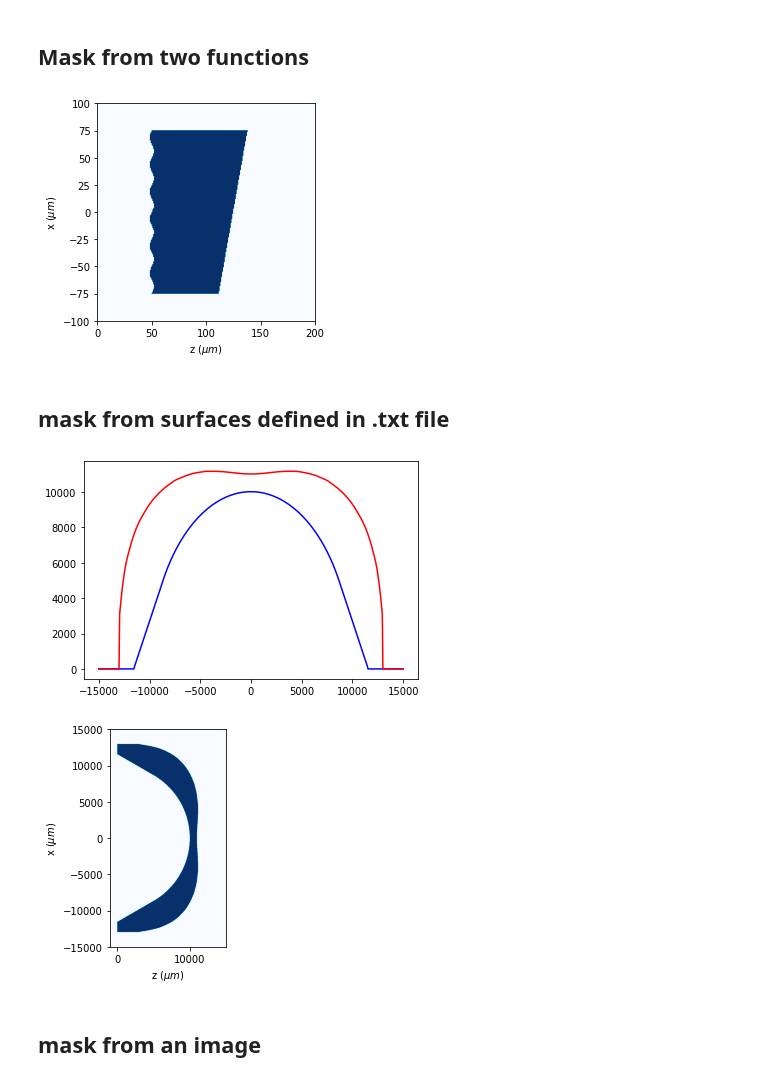
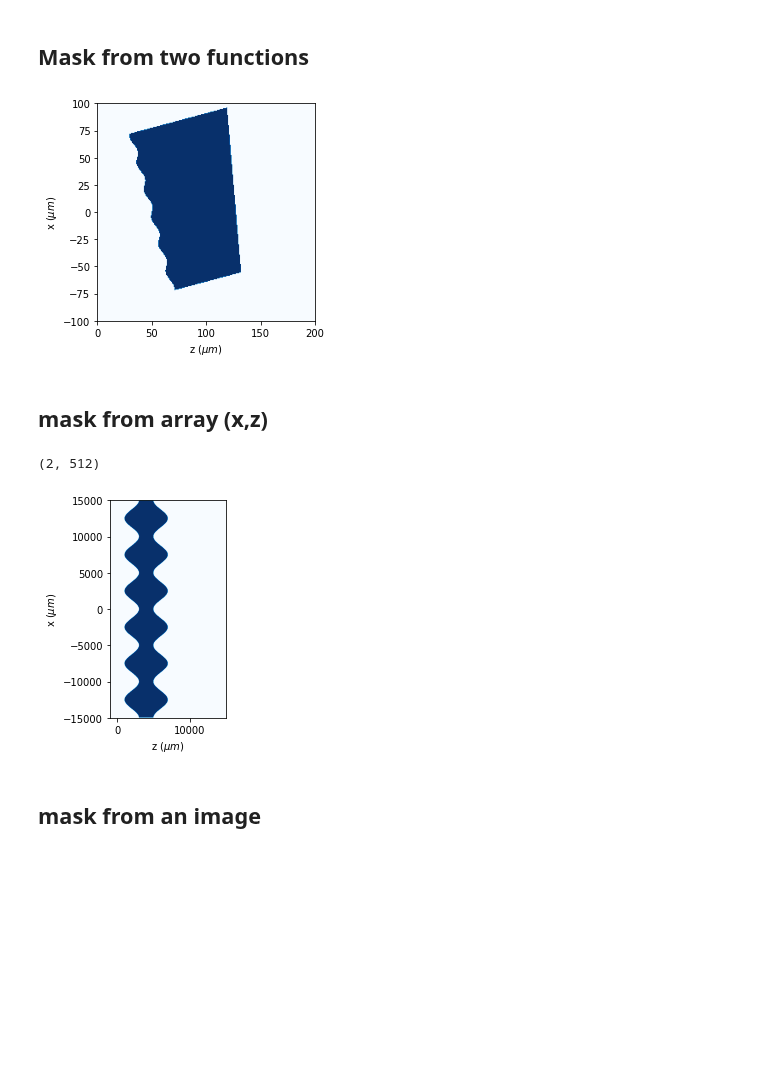
Before and after one commit to aocg-ucm/diffractio, a Jupyter notebook: docs/source/tutorial_scalar/scalar_XZ/masks_xz_procedures.ipynb, the cells around one changed output. Drawn from its saved outputs; the diff is of its cells as text; code cells hidden in the pictures; blank space fills up the shorter version.

```diff
--- a/docs/source/tutorial_scalar/scalar_XZ/masks_xz_procedures.ipynb
+++ b/docs/source/tutorial_scalar/scalar_XZ/masks_xz_procedures.ipynb
@@ -29,42 +29,43 @@ t1.mask_from_function(r0=(0*um, 0*um),
                         f1=f1,
                         f2=f2,
                         z_sides=z_sides,
-                        angle=0*degrees,
+                        angle=-15*degrees,
+                        r_rot = (0*um, 50*um),
                         v_globals=v_globals)
 
 t1.draw_refractive_index(scale='scaled')
 # %% [output]
-[figure, old version]
+[figure, new version]
-# %% [markdown]
-## mask from surfaces defined in .txt file
+# %% [markdown]
+## mask from array (x,z)
 # %%
 x = np.linspace(-15 * mm, 15 * mm, 512)
 z = np.linspace(-1 * mm, 15 * mm, 512)
 wavelength = 0.6328 * um
 
 t1 = Scalar_mask_XZ(x, z, wavelength)
 
-profile1 = loadtxt("./profile1.txt")
-profile2 = loadtxt("./profile2.txt")
+profile1 = np.array((x, 2*mm + 1*mm* np.cos(2*np.pi*x/(5*mm))))
+profile2 = np.array((x, 6*mm - 1*mm* np.cos(2*np.pi*x/(5*mm))))
+print(profile1.shape)
 
-profile1[:, 1] = np.abs(profile1[:, 1])
-profile2[:, 1] = np.abs(profile2[:, 1])
+
 t1.mask_from_array(
     r0=(0 * um, 0 * um),
     refractive_index=2,
-    array1=profile2 * 1000,  # propasar a micras
-    array2=profile1 * 1000,  # pasar a micras
+    array1=profile1 ,
+    array2=profile2 ,
     x_sides=(-15 * mm, 15 * mm),
     angle=0 * degrees,
     v_globals={},
     interp_kind="quadratic",
-    has_draw=True,
+    has_draw=False,
 )
 
 t1.draw_refractive_index(draw_borders=False, scale="scaled")
 # %% [output]
+(2, 512)
-[figure, old version]
+[figure, new version]
-[figure, removed]
 # %% [markdown]
 ## mask from an image
 # %%
```
Also changed, not shown: parts of 2 cells of this notebook, 9 other files.
